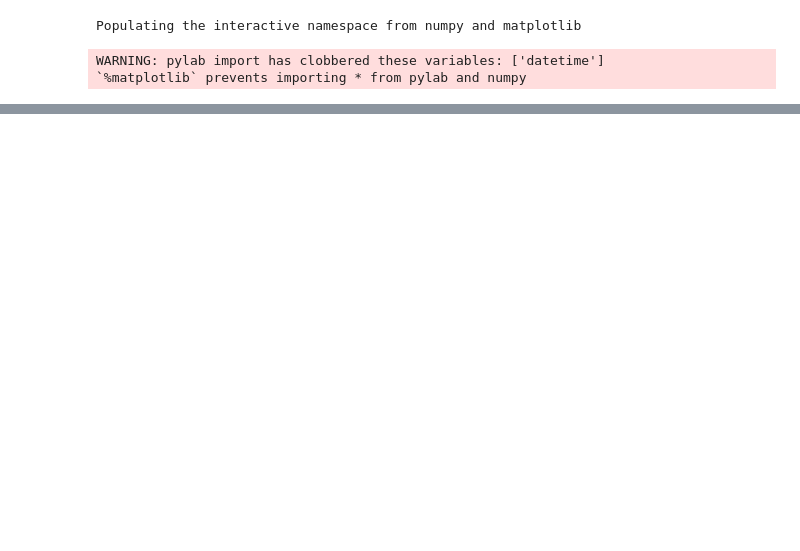
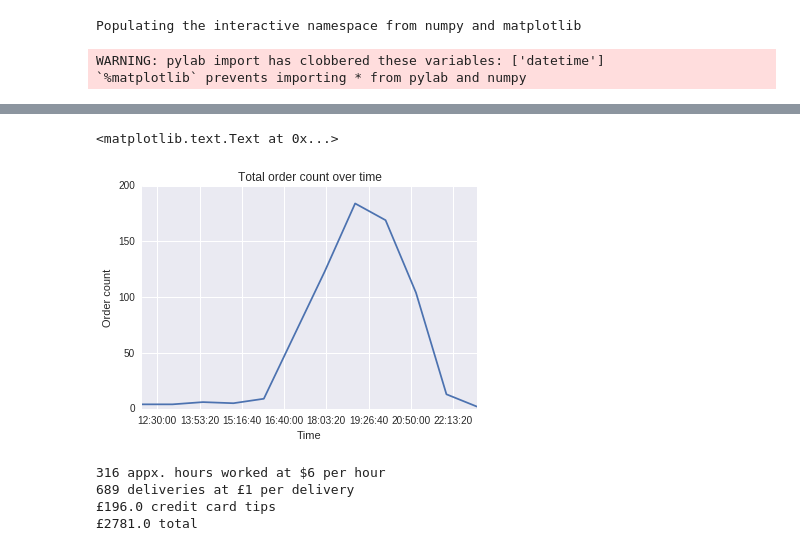
Before and after one commit to al3phnull/mail-analysis, a Jupyter notebook: deliveroo_analysis.ipynb, the cells around one changed output, grey strips where cells are left out. Cells and saved outputs as stored; diff of their text form; code cells hidden in the pictures; blank space fills up the shorter version.

```diff
--- a/deliveroo_analysis.ipynb
+++ b/deliveroo_analysis.ipynb
@@ -165,0 +99,6 @@ timegrp.sum()["Tip"].plot()
+# %%
+time_tip_count_plot = (timegrp["Tip"].count().plot(title = "Total order count over time"))
+time_tip_count_plot.set_ylabel("Order count")
+# %% [output]
+<matplotlib.text.Text at 0x...>
+[figure, added]
@@ -165,0 +116,7 @@ timegrp.sum()["Tip"].plot()
+# %%
+print("{} appx. hours worked at $6 per hour\n{} deliveries at £1 per delivery\n£{} credit card tips\n£{} total".format(hrs_worked, commis_earn, tip_earn, total_earn))
+# %% [output]
+316 appx. hours worked at $6 per hour
+689 deliveries at £1 per delivery
+£196.0 credit card tips
+£2781.0 total
```
Also changed, not shown: parts of 31 cells of this notebook.
